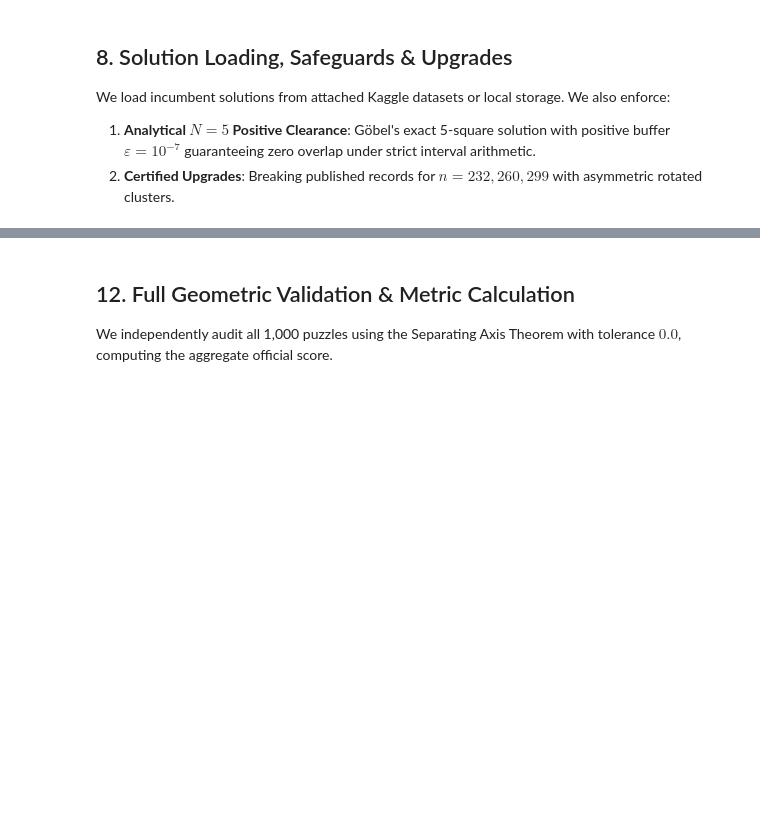
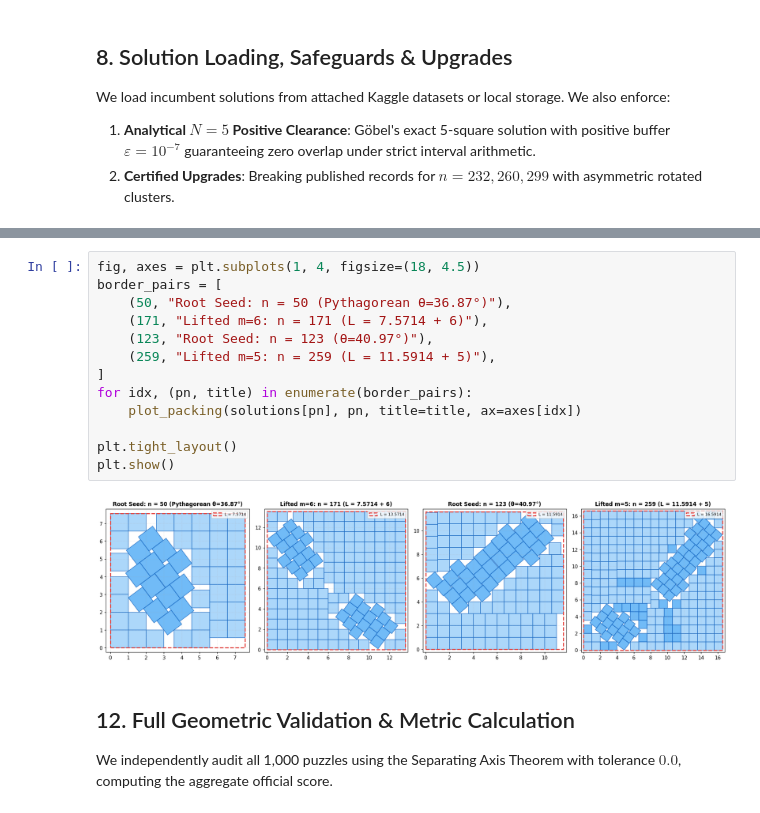
Before and after one commit to Ujjwalupreti/Squares-in-Squares-Kaggle-Competition, a Jupyter notebook: notebooks/squares_in_squares.ipynb, the cells around one changed output, grey strips where cells are left out. Cells and saved outputs as stored; diff of their text form; blank space fills up the shorter version.

```diff
--- a/notebooks/squares_in_squares.ipynb
+++ b/notebooks/squares_in_squares.ipynb
@@ -654,3 +664,18 @@ plt.show()
+# %%
+fig, axes = plt.subplots(1, 4, figsize=(18, 4.5))
+border_pairs = [
+    (50, "Root Seed: n = 50 (Pythagorean θ=36.87°)"),
+    (171, "Lifted m=6: n = 171 (L = 7.5714 + 6)"),
+    (123, "Root Seed: n = 123 (θ=40.97°)"),
+    (259, "Lifted m=5: n = 259 (L = 11.5914 + 5)"),
+]
+for idx, (pn, title) in enumerate(border_pairs):
+    plot_packing(solutions[pn], pn, title=title, ax=axes[idx])
+
+plt.tight_layout()
+plt.show()
+# %% [output]
+[figure, added]
 # %% [markdown]
 ## 12. Full Geometric Validation & Metric Calculation
 We independently audit all 1,000 puzzles using the Separating Axis Theorem with tolerance $0.0$, computing the aggregate official score.
```
Also changed, not shown: parts of 35 cells of this notebook.
